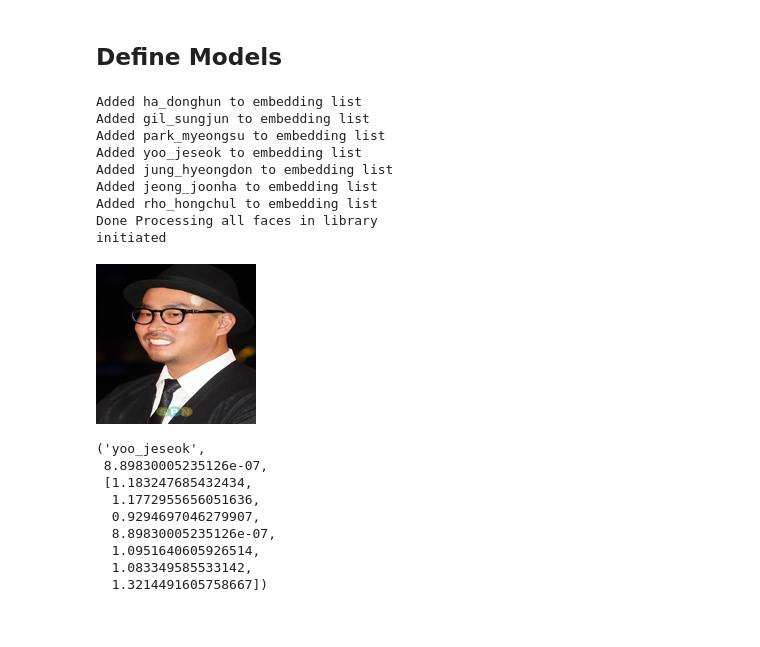
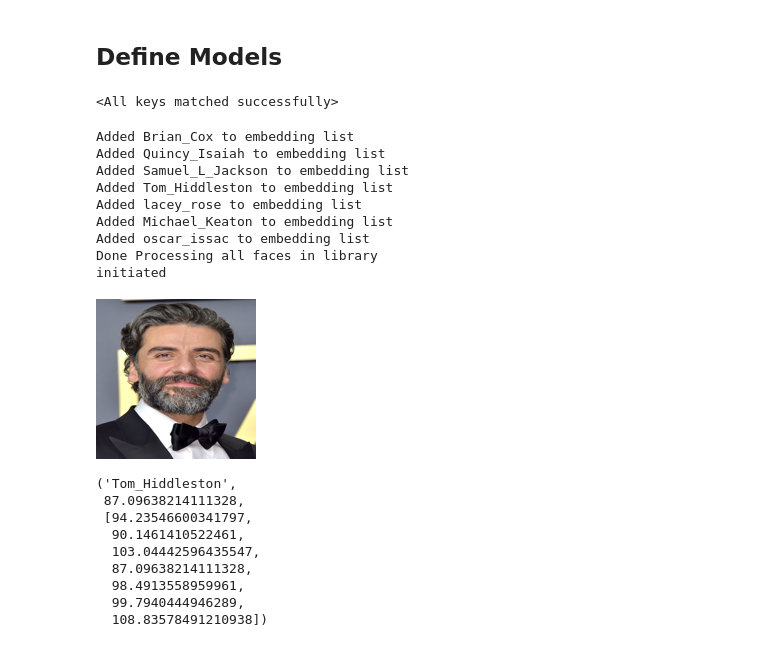
Before and after one commit to habaek4/visual_search_assistant, a Jupyter notebook: M2/facenet_inference.ipynb, the cells around one changed output. Saved outputs shown, nothing was run; the diff lists cells and outputs as text; code cells hidden in the pictures.

```diff
--- a/M2/facenet_inference.ipynb
+++ b/M2/facenet_inference.ipynb
@@ -30,7 +30,11 @@ mtcnn = MTCNN(
     device=device
 )
 
-resnet = InceptionResnetV1(pretrained='vggface2').eval().to(device)
+resnet = InceptionResnetV1(pretrained='vggface2',num_classes=1004,classify=True).eval().to(device)
+# %%
+resnet.load_state_dict(torch.load('finetuned_youtube_dataset_noscheduler.pth'))
+# %% [output]
+<All keys matched successfully>
 # %%
 # constants
 batch_size = 32
@@ -144,36 +148,36 @@ class FaceLibrary:
 # %%
 # face_lib_dataset = FaceLibraryDataset(root='/home/spock-the-wizard/cmu/project/library')
 # face_lib_dataloader = DataLoader(face_lib_dataset,batch_size=16,shuffle=False)
-face_lib = FaceLibrary(root='/face/demo_library',detector=mtcnn,feature_extractor=resnet,device=device)
+face_lib = FaceLibrary(root='/home/ubuntu/visual_search_assistant/demo_library/demo_library_US',detector=mtcnn,feature_extractor=resnet,device=device)
 # %% [output]
-Added ha_donghun to embedding list
-Added gil_sungjun to embedding list
-Added park_myeongsu to embedding list
-Added yoo_jeseok to embedding list
-Added jung_hyeongdon to embedding list
-Added jeong_joonha to embedding list
-Added rho_hongchul to embedding list
+Added Brian_Cox to embedding list
+Added Quincy_Isaiah to embedding list
+Added Samuel_L_Jackson to embedding list
+Added Tom_Hiddleston to embedding list
+Added lacey_rose to embedding list
+Added Michael_Keaton to embedding list
+Added oscar_issac to embedding list
 Done Processing all faces in library
 initiated
 # %%
 # Test with sample image of tom cruise
 # transforms.ToTensor()(Image.open(os.path.join(self.root,face_img)).resize((160,160))).unsqueeze(dim=0)
-test_face = Image.open('/face/demo_library/gil_sungjun.jpg').convert('RGB').resize((160,160))
+test_face = Image.open('/home/ubuntu/visual_search_assistant/demo_library/demo_library_US/oscar_issac.jpeg').convert('RGB').resize((160,160))
 display(test_face)
 test_face = transforms.ToTensor()(test_face).unsqueeze(dim=0).to(device)
 # print(test_face.shape)
 face_lib.find_closest_match(test_face,return_all=True)
 # %% [output]
-[figure, old version]
+[figure, new version]
-('yoo_jeseok',
- 8.89830005235126e-07,
- [1.183247685432434,
-  1.1772955656051636,
-  0.9294697046279907,
-  8.89830005235126e-07,
-  1.0951640605926514,
-  1.083349585533142,
-  1.3214491605758667])
+('Tom_Hiddleston',
+ 87.09638214111328,
+ [94.23546600341797,
+  90.1461410522461,
+  103.04442596435547,
+  87.09638214111328,
+  98.4913558959961,
+  99.7940444946289,
+  108.83578491210938])
 # %%
 def write_out_video(cap,frames,bboxes,names=None):
     # print(len(frames),len(bboxes),len(names))
```
Also changed, not shown: parts of 1 cell of this notebook, 2 other files.
